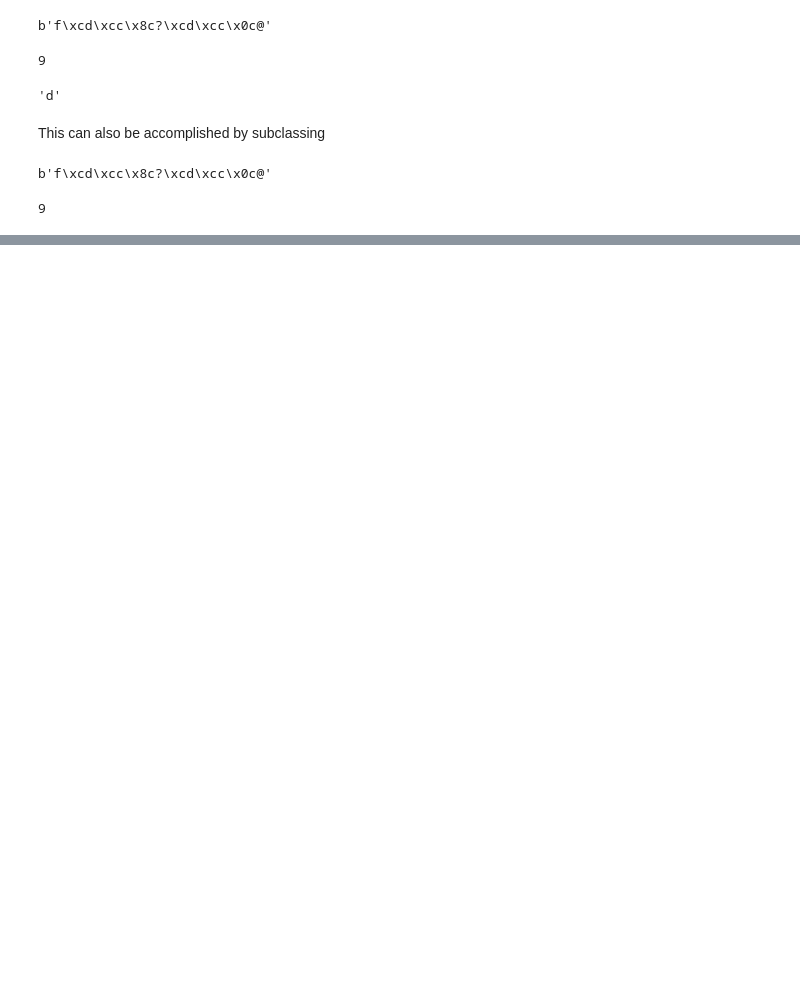
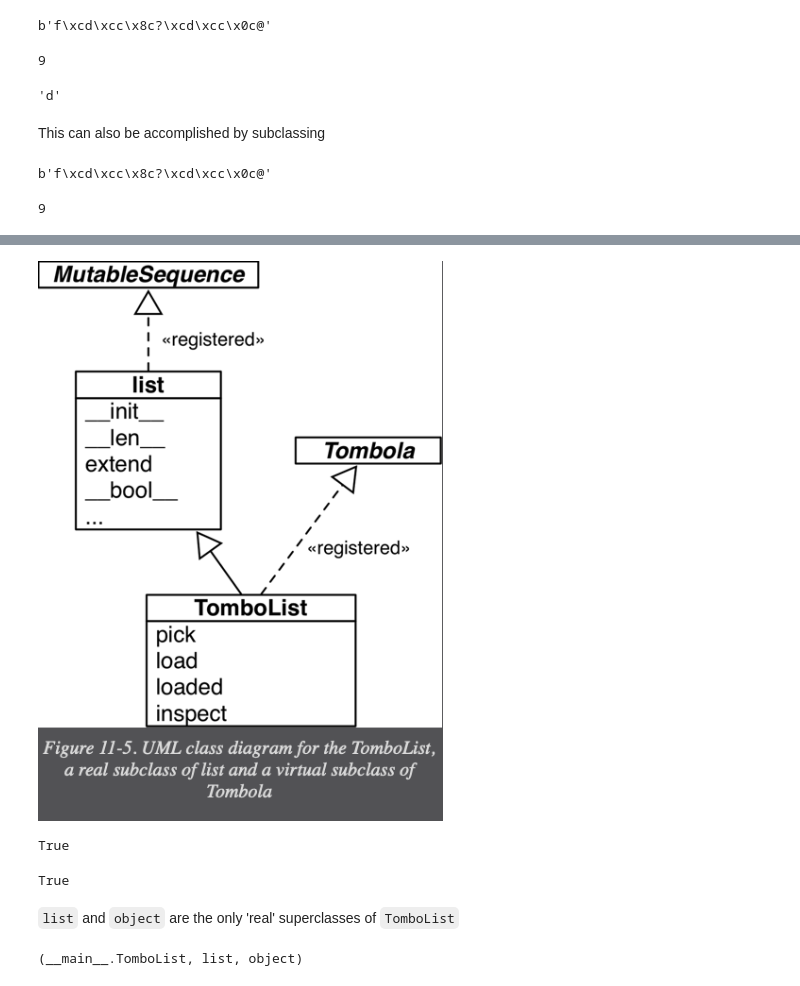
Before and after one commit to mstampfer/fluent-python-notes, a Jupyter notebook: Fluent Python Book Notes.ipynb, the cells around one changed output, grey strips where cells are left out. Cells and saved outputs as stored; diff of their text form; code cells hidden in the pictures; blank space fills up the shorter version.

```diff
--- a/Fluent Python Book Notes.ipynb
+++ b/Fluent Python Book Notes.ipynb
@@ -2567,0 +2959,5 @@ len(bytes(sv))
+# %%
+from IPython.display import Image
+Image(filename = "virtual.png")
+# %% [output]
+[figure, added]
@@ -2567,0 +2985,15 @@ len(bytes(sv))
+# %%
+issubclass(TomboList, Tombola)
+# %% [output]
+True
+# %%
+t = TomboList(range(100))
+isinstance(t, Tombola)
+# %% [output]
+True
+# %% [markdown]
+`list` and `object` are the only 'real' superclasses of `TomboList`
+# %%
+TomboList.__mro__
+# %% [output]
+(__main__.TomboList, list, object)
```
Also changed, not shown: parts of 55 cells of this notebook.
